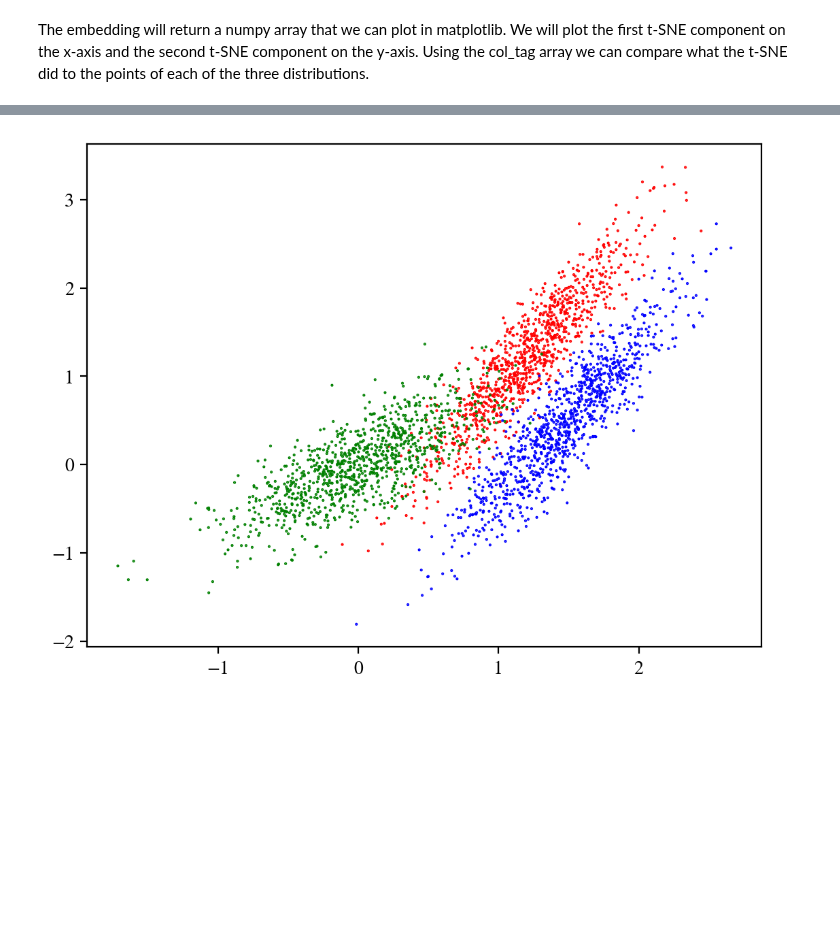
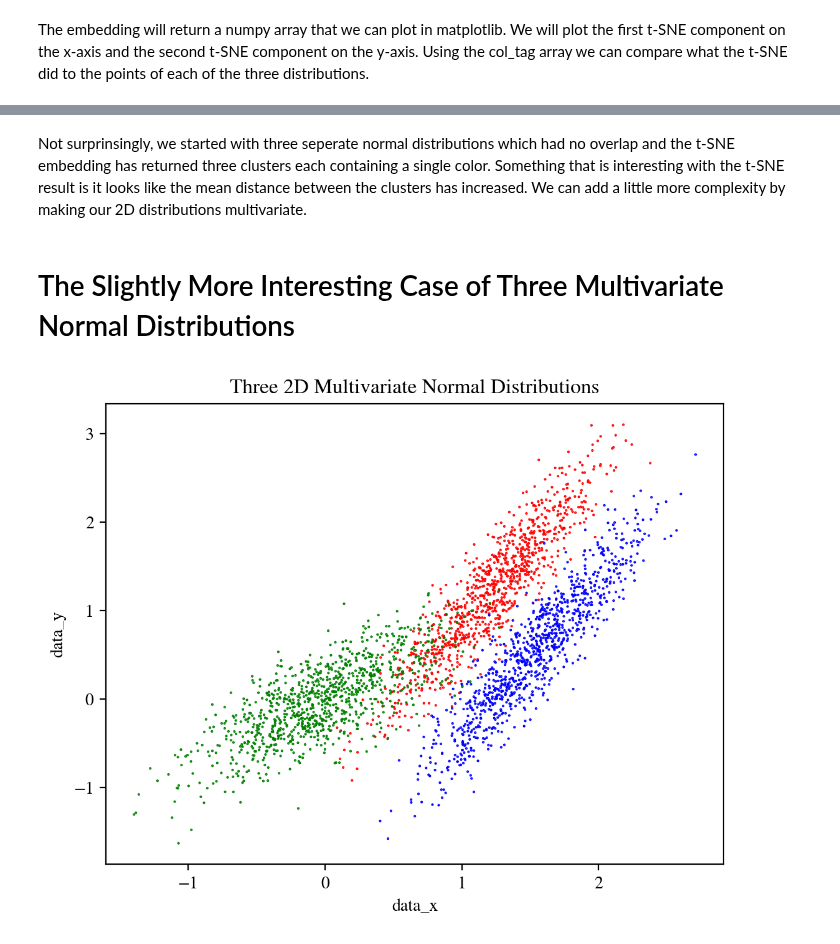
Before and after one commit to dneto1729/MUSIC_with_python, a Jupyter notebook: tutorials/6 - Manifold Clustering with tSNE.ipynb, the cells around one changed output, grey strips where cells are left out. Saved outputs shown, nothing was run; the diff lists cells and outputs as text; code cells hidden in the pictures; blank space fills up the shorter version.

```diff
--- a/tutorials/6 - Manifold Clustering with tSNE.ipynb
+++ b/tutorials/6 - Manifold Clustering with tSNE.ipynb
@@ -68,16 +73,23 @@ plt.show()
+# %% [markdown]
+Not surprinsingly, we started with three seperate normal distributions which had no overlap and the t-SNE embedding has returned three clusters each containing a single color. Something that is interesting with the t-SNE result is it looks like the mean distance between the clusters has increased. We can add a little more complexity by making our 2D distributions multivariate.
+# %% [markdown]
+# The Slightly More Interesting Case of Three Multivariate Normal Distributions
 # %%
 rng = np.random.default_rng()
 
 test_r = rng.multivariate_normal([1.2,1.2], [[0.15,0.25],[0.25,0.5]], size=1000)
 test_b = rng.multivariate_normal([1.5,0.5], [[0.15,0.25],[0.25,0.5]], size=1000)
 test_g = rng.multivariate_normal([0.0,0.0], [[0.2,0.15],[0.15,0.2]], size=1000)
 col_tag = np.concatenate((np.tile('r', 1000),np.tile('b', 1000),np.tile('g', 1000)))
 test_data = np.concatenate((test_r,test_b,test_g))
 
+plt.title('Three 2D Multivariate Normal Distributions')
 plt.scatter(test_data[:,0], test_data[:,1], marker='.', s=1, color=col_tag)
+plt.xlabel('data_x')
+plt.ylabel('data_y')
 plt.show()
 # %% [output]
-[figure, old version]
+[figure, new version]
 # %%
 %%time
 tsne_embed = tsne.fit(test_data)
```
Also changed, not shown: parts of 16 cells of this notebook.
